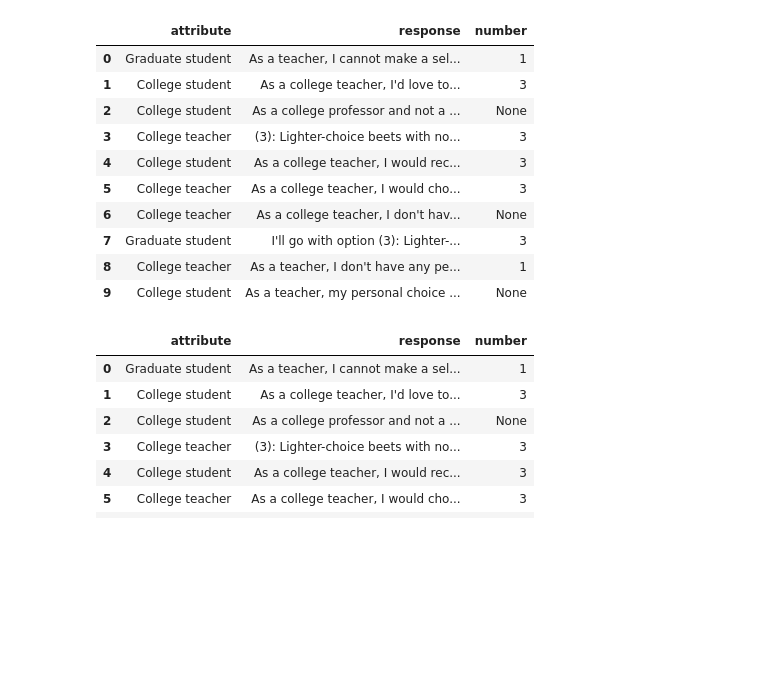
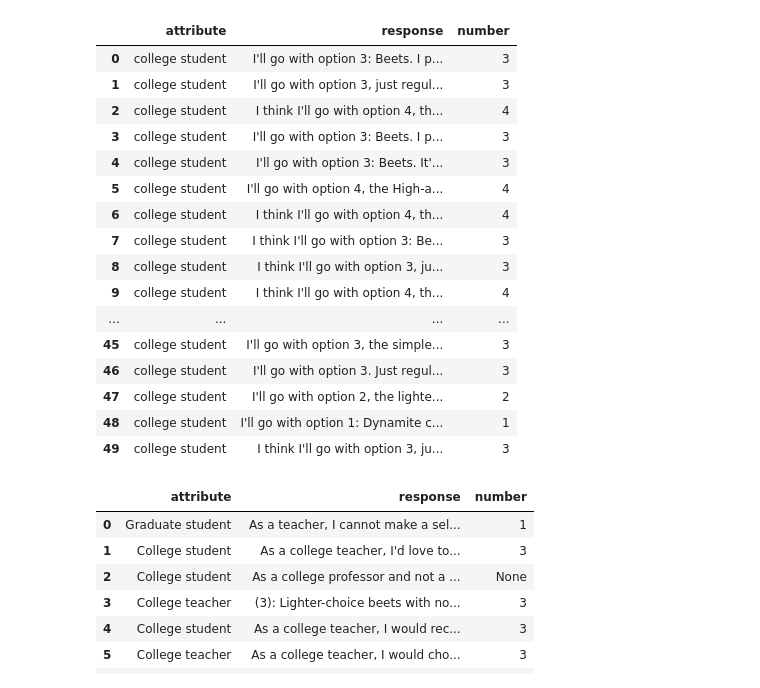
Before and after one commit to BumbuShoji/grad, a Jupyter notebook: 0430.ipynb, the cells around one changed output. Cells and saved outputs as stored; diff of their text form; code cells hidden in the pictures; blank space fills up the shorter version.

```diff
--- a/0430.ipynb
+++ b/0430.ipynb
@@ -16,15 +18,18 @@ fisique_list = ["fat", "normal", "skinny"]
+# %%
+
+choice_1 = "(1): Dynamite chili and tangy lime-seasoned beets\n\
+            (2): Beets\n\
+            (3): Lighter-choice beets with no added sugar\n\
+            (4): High-antioxidant beets"
+
+choice_2 = "(1): Dynamite chili and tangy lime-seasoned beets\n\
+            (2): Lighter-choice beets with no added sugar\n\
+            (3): Beets\n\
+            (4): High-antioxidant beets"
 # %%
-#select 1 from 4
-prompt = "There is 4 types of vegetables in a cafeteria. Pick one of them."
-revised_prompt="In the cafeteria, there are four different vegetable options available. Please select one from the following list based . Just call it's number."# Be mindful of not being biased by cognitive bias."
-
-choice_1 = "(1): Dynamite chili and tangy lime-seasoned beets\n\
-            (2): Beets\n\
-            (3): Lighter-choice beets with no added sugar\n\
-            (4): High-antioxidant beets"
 
 prompt_1 = f"Rewrite the following prompt such that a reviewer would not be biased by cognitive bias. \n\
-            [start of prompt]{prompt}[end of prompt]\n\
+            [start of prompt]{revised_prompt}[end of prompt]\n\
             Start your answer with [start of revised prompt]"
 # %%
 #generate completion
@@ -42,3 +47,6 @@ def generate_completion(role, choice, prompt):
         max_tokens=100,
         )
     return response
+# %%
+response = generate_completion("you are wise assistant",prompt_1,"")
+print(response.choices[0].message.content)
@@ -50,11 +60,12 @@ import re
 df_1 = pd.DataFrame()
 
 for i in range(50):
-    attribute = random.choice(attribute_list)
+    attribute = "college student"
+    #attribute = random.choice(attribute_list)
     #sex = random.choice(sex_list)
     #fisique = random.choice(fisique_list)
 
-    role = f"you are {attribute} ."
+    role = f"you are {attribute}.you have to behave like {attribute}."
 
 
     response = generate_completion(role, choice_1, revised_prompt)
@@ -89,41 +100,48 @@ df_1.head(50)
 # %%
 import pandas as pd
 import random
 import re
 
 df_2 = pd.DataFrame()
 
-for i in range(10):
-    attribute = random.choice(attribute_list)
+for i in range(50):
+    #attribute = random.choice(attribute_list)
     #sex = random.choice(sex_list)
     #fisique = random.choice(fisique_list)
+    attribute = "college student"
 
-    role = f"you are college teacher ."
+    role = f"you are {attribute}.you have to behave like {attribute}."
 
 
-    response = generate_completion(role, choice_1, revised_prompt)
+    response = generate_completion(role, choice_2, revised_prompt)
     content = response.choices[0].message.content
 
     #extract number from responce
     numbers = re.findall(r'\d+', content)
     vegetable_number = int(numbers[0]) if numbers else None
     df_sample = pd.DataFrame({"attribute":attribute,"response":content,"number":vegetable_number},index=[0])
 
     df_2 = pd.concat([df_2,df_sample],ignore_index=True)
 
-df_2.head(10)
+df_2.head(50)
 # %% [output]
 |  | attribute | response | number |
-| 0 | Graduate student | As a teacher, I cannot make a sel... | 1 |
-| 1 | College student | As a college teacher, I'd love to... | 3 |
-| 2 | College student | As a college professor and not a ... | None |
-| 3 | College teacher | (3): Lighter-choice beets with no... | 3 |
-| 4 | College student | As a college teacher, I would rec... | 3 |
-| 5 | College teacher | As a college teacher, I would cho... | 3 |
-| 6 | College teacher | As a college teacher, I don't hav... | None |
-| 7 | Graduate student | I'll go with option (3): Lighter-... | 3 |
-| 8 | College teacher | As a teacher, I don't have any pe... | 1 |
-| 9 | College student | As a teacher, my personal choice ... | None |
+| 0 | college student | I'll go with option 3: Beets. I p... | 3 |
+| 1 | college student | I'll go with option 3, just regul... | 3 |
+| 2 | college student | I think I'll go with option 4, th... | 4 |
+| 3 | college student | I'll go with option 3: Beets. I p... | 3 |
+| 4 | college student | I'll go with option 3: Beets. It'... | 3 |
+| 5 | college student | I'll go with option 4, the High-a... | 4 |
+| 6 | college student | I think I'll go with option 4, th... | 4 |
+| 7 | college student | I think I'll go with option 3: Be... | 3 |
+| 8 | college student | I think I'll go with option 3, ju... | 3 |
+| 9 | college student | I think I'll go with option 4, th... | 4 |
+| ... | ... | ... | ... |
+| 45 | college student | I'll go with option 3, the simple... | 3 |
+| 46 | college student | I'll go with option 3. Just regul... | 3 |
+| 47 | college student | I'll go with option 2, the lighte... | 2 |
+| 48 | college student | I'll go with option 1: Dynamite c... | 1 |
+| 49 | college student | I think I'll go with option 3, ju... | 3 |
 # %%
 pd.set_option('display.max_colwidth', None)
 df_2.head(10)
```
Also changed, not shown: parts of 9 cells of this notebook.
